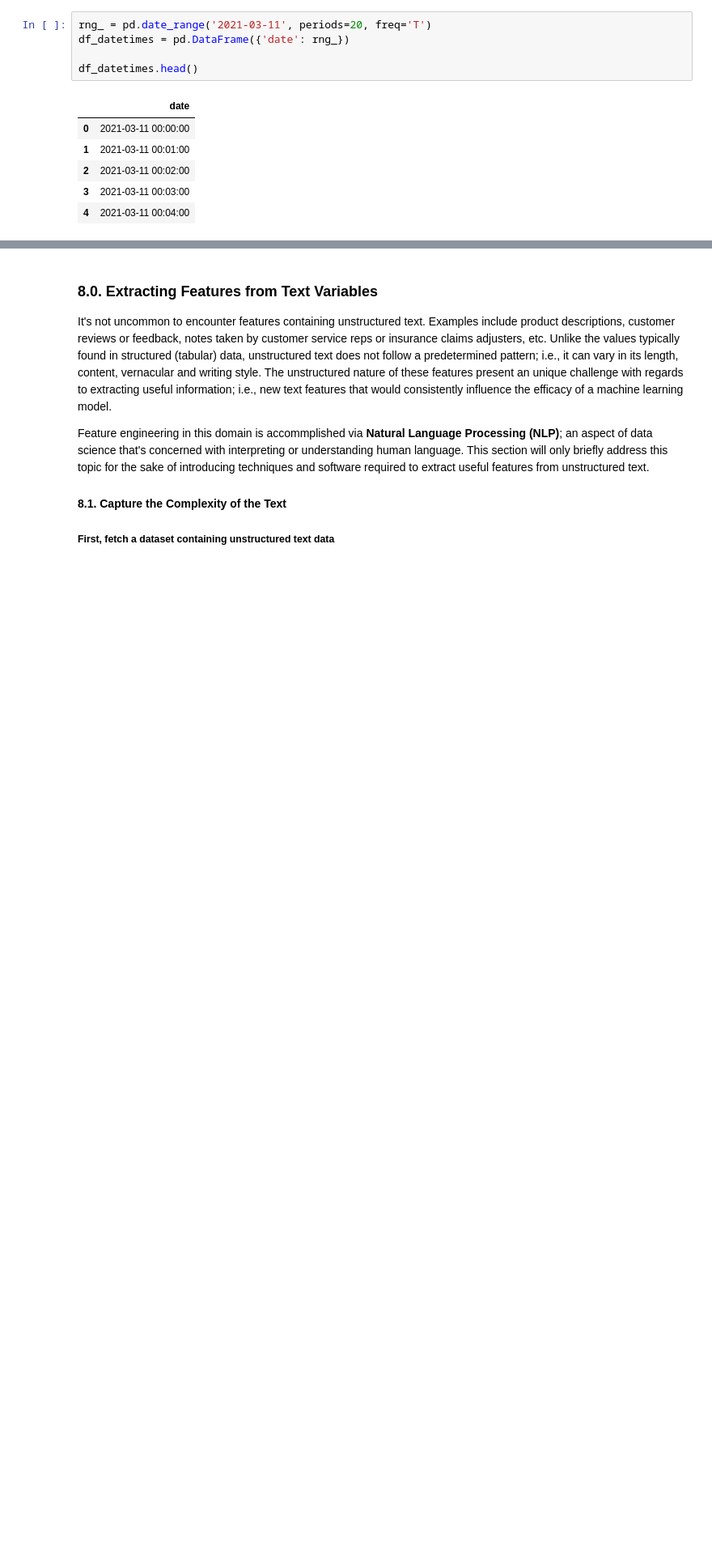
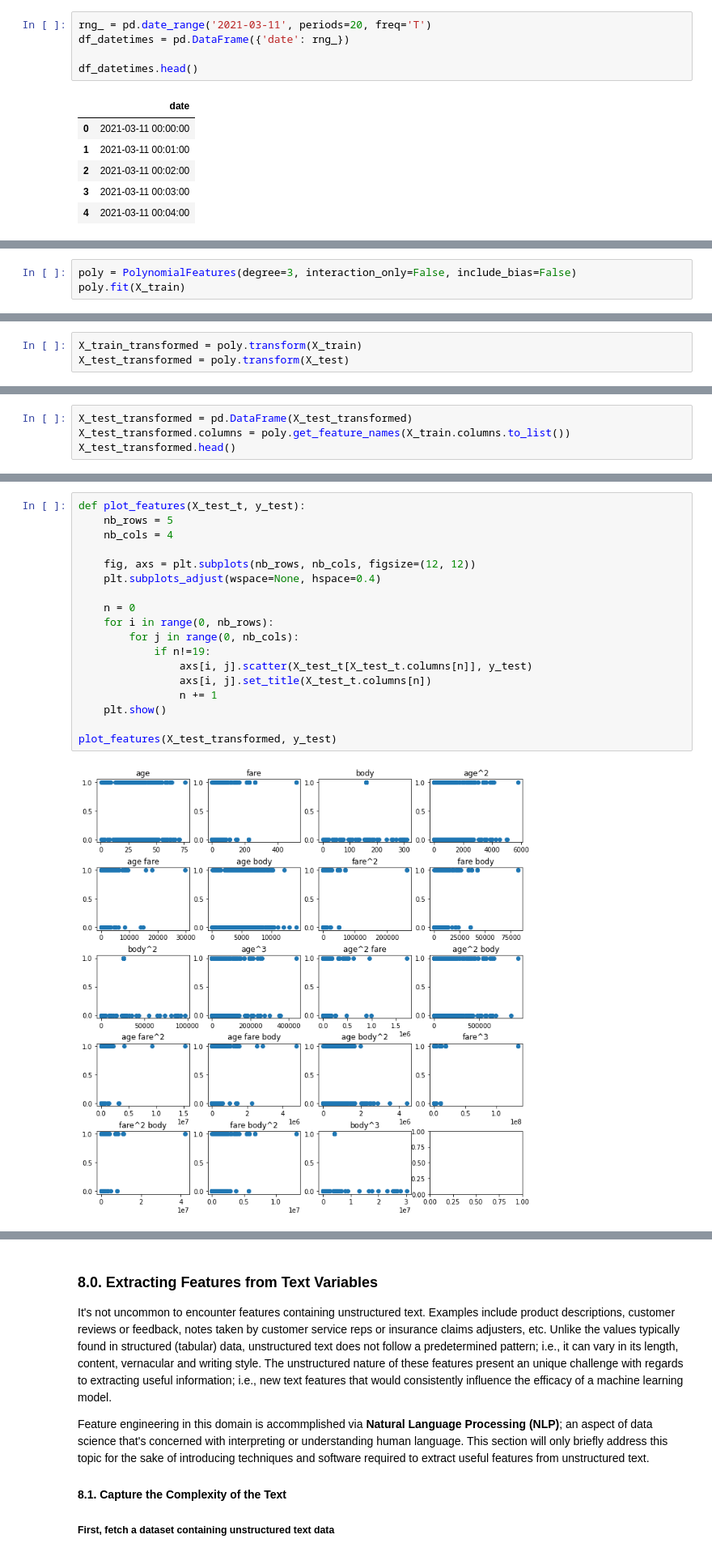
Before and after one commit to jtupitza-msft/edsp-mentoring-program, a Jupyter notebook: 04-Feature-Engineering.ipynb, the cells around one changed output, grey strips where cells are left out. Shown at 81% size. Saved outputs shown, nothing was run; the diff lists cells and outputs as text; blank space fills up the shorter version.

Commit message:
Updates 1.8
Added Polynomial Expansion

```diff
--- a/04-Feature-Engineering.ipynb
+++ b/04-Feature-Engineering.ipynb
@@ -1886,0 +1924,3 @@ df_tz[['time1_london', 'time2_berlin']]
+# %%
+poly = PolynomialFeatures(degree=3, interaction_only=False, include_bias=False)
+poly.fit(X_train)
@@ -1886,0 +1931,3 @@ df_tz[['time1_london', 'time2_berlin']]
+# %%
+X_train_transformed = poly.transform(X_train)
+X_test_transformed = poly.transform(X_test)
@@ -1886,0 +1960,4 @@ df_tz[['time1_london', 'time2_berlin']]
+# %%
+X_test_transformed = pd.DataFrame(X_test_transformed)
+X_test_transformed.columns = poly.get_feature_names(X_train.columns.to_list())
+X_test_transformed.head()
@@ -1886,0 +1973,20 @@ df_tz[['time1_london', 'time2_berlin']]
+# %%
+def plot_features(X_test_t, y_test):
+    nb_rows = 5
+    nb_cols = 4
+
+    fig, axs = plt.subplots(nb_rows, nb_cols, figsize=(12, 12))
+    plt.subplots_adjust(wspace=None, hspace=0.4)
+
+    n = 0
+    for i in range(0, nb_rows):
+        for j in range(0, nb_cols):
+            if n!=19:
+                axs[i, j].scatter(X_test_t[X_test_t.columns[n]], y_test)
+                axs[i, j].set_title(X_test_t.columns[n])
+                n += 1
+    plt.show()
+
+plot_features(X_test_transformed, y_test)
+# %% [output]
+[figure, added]
```
Also changed, not shown: parts of 232 cells of this notebook.
